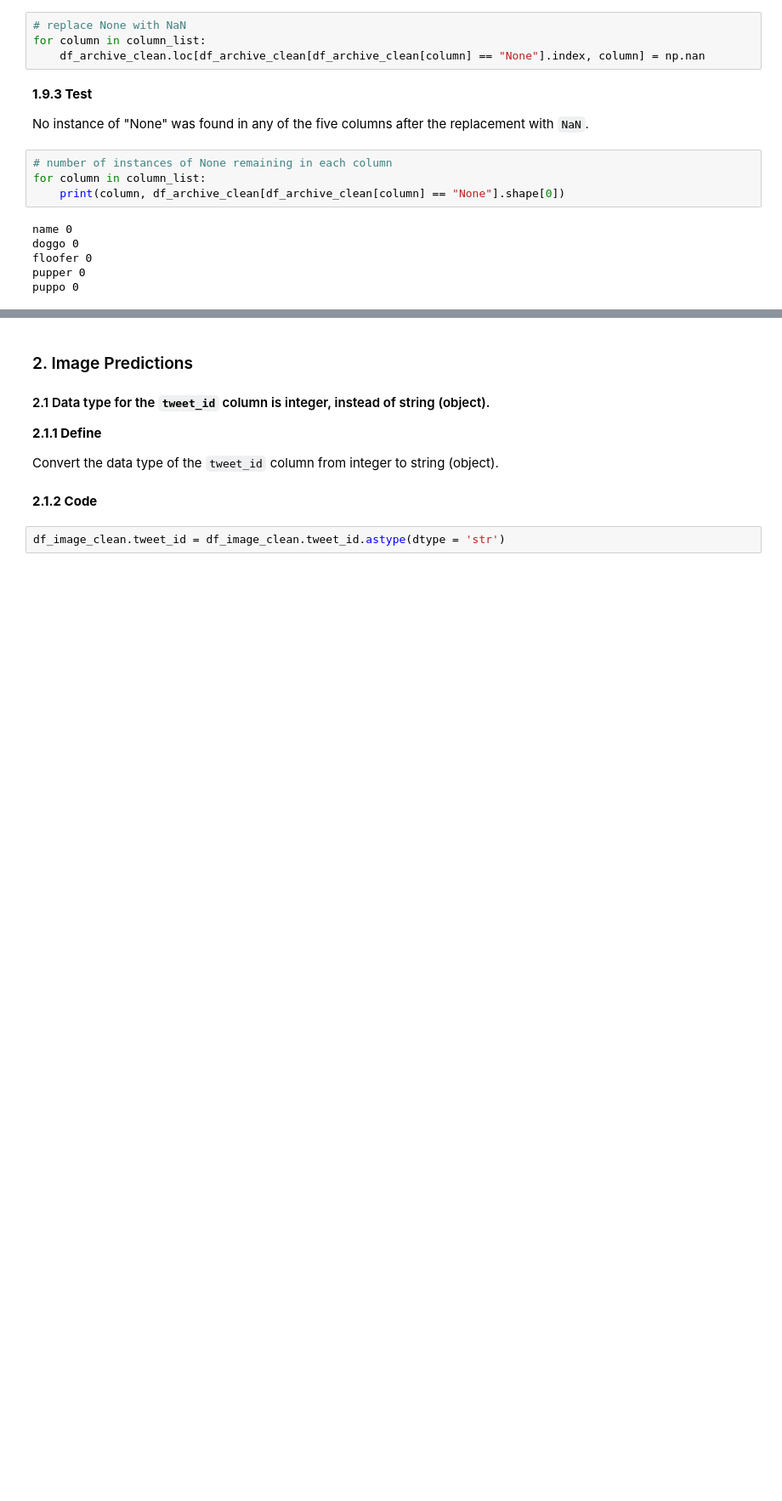
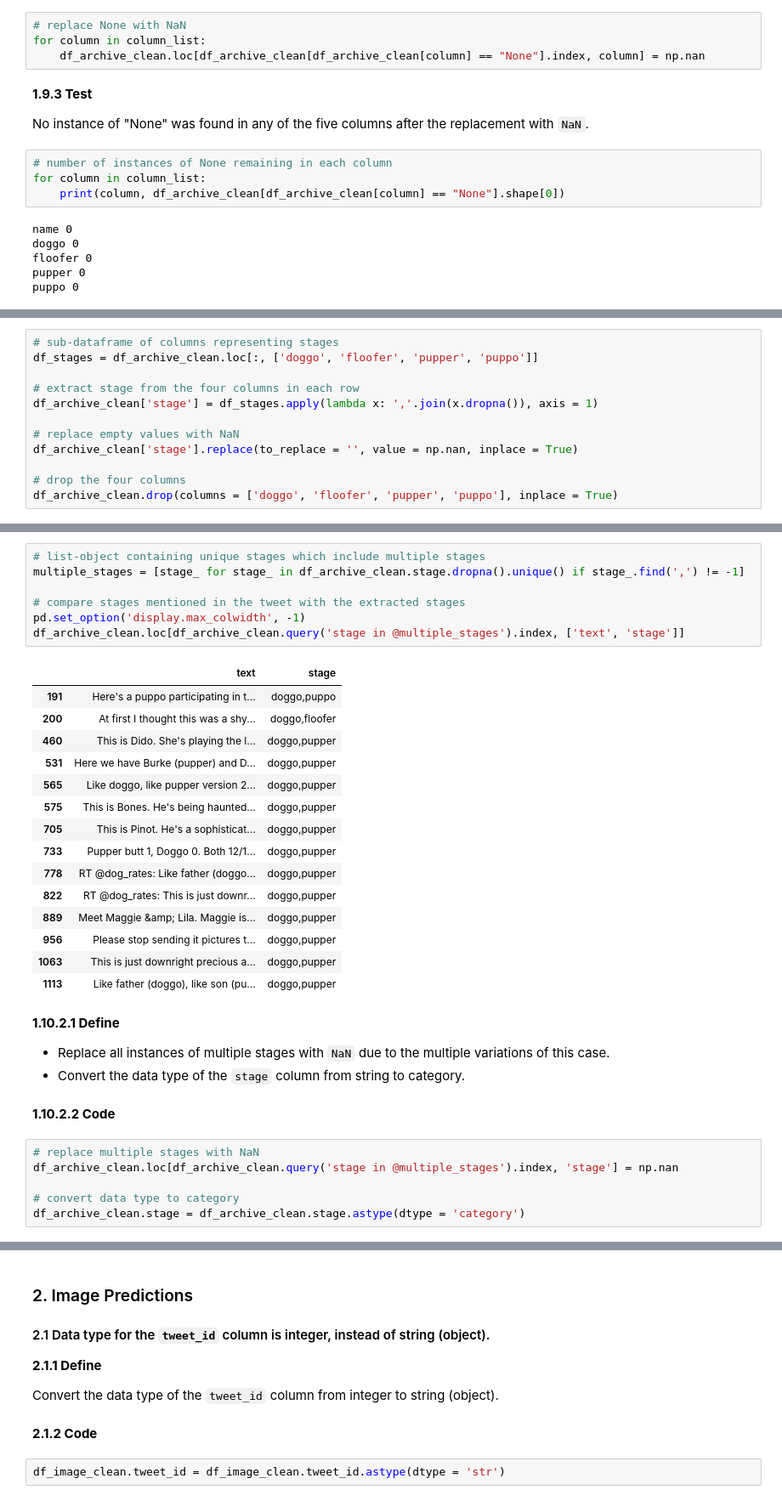
Before and after one commit to jmlcode/p3-analyze-tweet-data, a Jupyter notebook: wrangle_act.ipynb, the cells around one changed output, grey strips where cells are left out. Shown at 85% size. Drawn from its saved outputs; the diff is of its cells as text; blank space fills up the shorter version.

Commit message:
Tidy four columns representing stages

```diff
--- a/wrangle_act.ipynb
+++ b/wrangle_act.ipynb
@@ -674,0 +690,12 @@ __Define:__
+# %%
+# sub-dataframe of columns representing stages
+df_stages = df_archive_clean.loc[:, ['doggo', 'floofer', 'pupper', 'puppo']]
+
+# extract stage from the four columns in each row
+df_archive_clean['stage'] = df_stages.apply(lambda x: ','.join(x.dropna()), axis = 1)
+
+# replace empty values with NaN
+df_archive_clean['stage'].replace(to_replace = '', value = np.nan, inplace = True)
+
+# drop the four columns
+df_archive_clean.drop(columns = ['doggo', 'floofer', 'pupper', 'puppo'], inplace = True)
@@ -674,0 +729,36 @@ __Define:__
+# %%
+# list-object containing unique stages which include multiple stages
+multiple_stages = [stage_ for stage_ in df_archive_clean.stage.dropna().unique() if stage_.find(',') != -1]
+
+# compare stages mentioned in the tweet with the extracted stages
+pd.set_option('display.max_colwidth', -1)
+df_archive_clean.loc[df_archive_clean.query('stage in @multiple_stages').index, ['text', 'stage']]
+# %% [output]
+|  | text | stage |
+| 191 | Here's a puppo participating in t... | doggo,puppo |
+| 200 | At first I thought this was a shy... | doggo,floofer |
+| 460 | This is Dido. She's playing the l... | doggo,pupper |
+| 531 | Here we have Burke (pupper) and D... | doggo,pupper |
+| 565 | Like doggo, like pupper version 2... | doggo,pupper |
+| 575 | This is Bones. He's being haunted... | doggo,pupper |
+| 705 | This is Pinot. He's a sophisticat... | doggo,pupper |
+| 733 | Pupper butt 1, Doggo 0. Both 12/1... | doggo,pupper |
+| 778 | RT @dog_rates: Like father (doggo... | doggo,pupper |
+| 822 | RT @dog_rates: This is just downr... | doggo,pupper |
+| 889 | Meet Maggie &amp; Lila. Maggie is... | doggo,pupper |
+| 956 | Please stop sending it pictures t... | doggo,pupper |
+| 1063 | This is just downright precious a... | doggo,pupper |
+| 1113 | Like father (doggo), like son (pu... | doggo,pupper |
+# %% [markdown]
+__1.10.2.1 Define__
+
+* Replace all instances of multiple stages with `NaN` due to the multiple variations of this case.
+* Convert the data type of the `stage` column from string to category.
+# %% [markdown]
+__1.10.2.2 Code__
+# %%
+# replace multiple stages with NaN
+df_archive_clean.loc[df_archive_clean.query('stage in @multiple_stages').index, 'stage'] = np.nan
+
+# convert data type to category
+df_archive_clean.stage = df_archive_clean.stage.astype(dtype = 'category')
```
Also changed, not shown: parts of 9 cells of this notebook.
